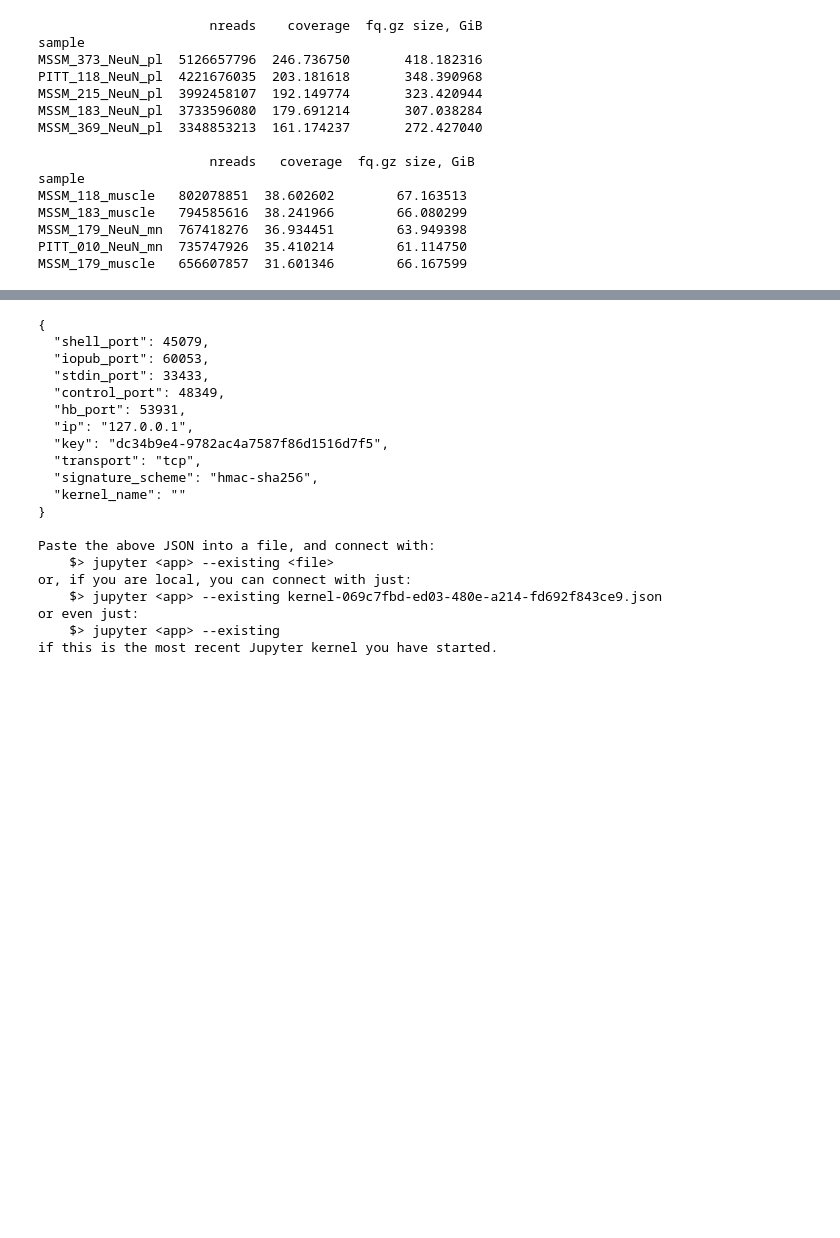
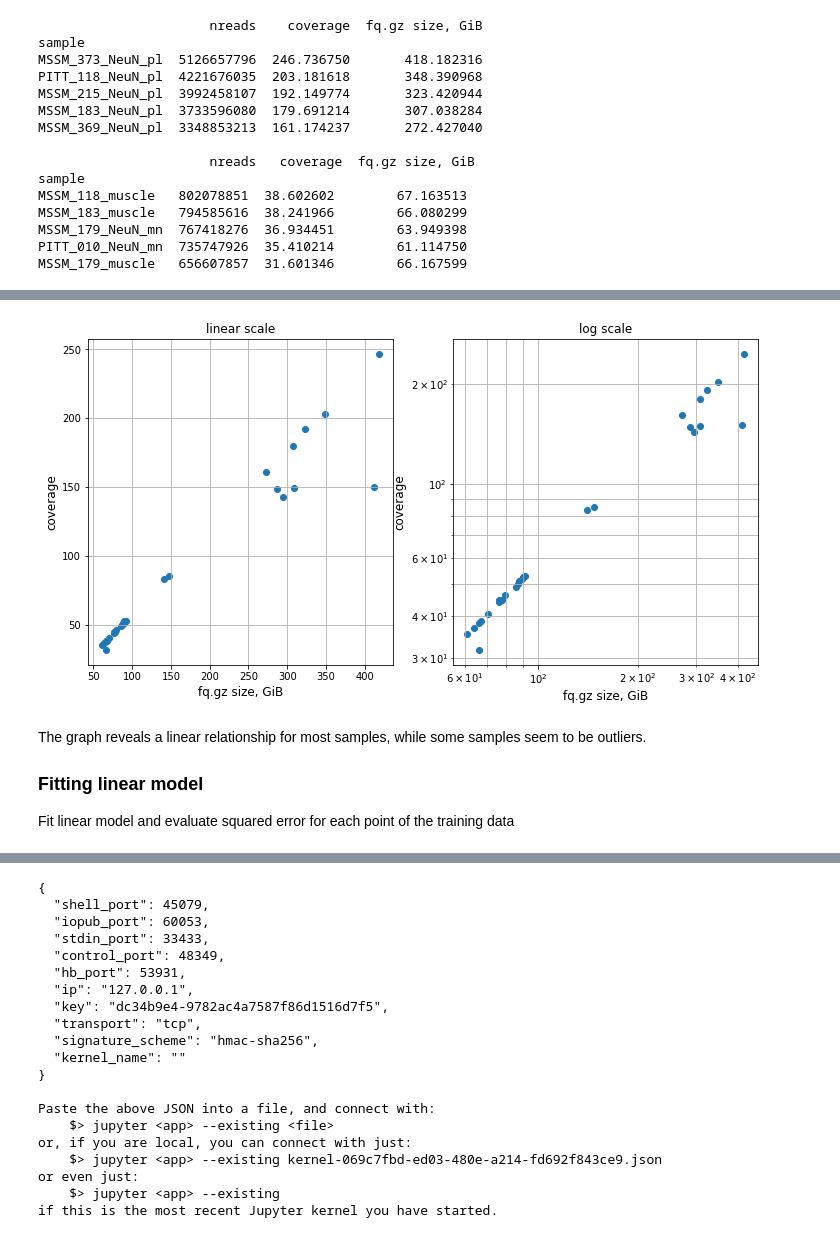
Before and after one commit to attilagk/BSM-research, a Jupyter notebook: notebook/2020-04-29-sample-fastq-sizes/2020-04-29-sample-fastq-sizes.ipynb, the cells around one changed output, grey strips where cells are left out. Drawn from its saved outputs; the diff is of its cells as text; code cells hidden in the pictures; blank space fills up the shorter version.

```diff
--- a/notebook/2020-04-29-sample-fastq-sizes/2020-04-29-sample-fastq-sizes.ipynb
+++ b/notebook/2020-04-29-sample-fastq-sizes/2020-04-29-sample-fastq-sizes.ipynb
@@ -89,0 +93,22 @@ MSSM_179_muscle   656607857  31.601346        66.167599
+# %%
+def myscatter(ax, scale='linear'):
+    ax.scatter(df['fq.gz size, GiB'], df['coverage'])
+    ax.set_xlabel('fq.gz size, GiB', fontsize='large')
+    ax.set_ylabel('coverage', fontsize='large')
+    ax.grid(b=True, which='both')
+    #ax.grid(b=True, which='minor', linestyle=':')
+    plt.xscale(scale)
+    plt.yscale(scale)
+    ax.set_title(scale + ' scale')
+
+fig, ax = plt.subplots(1, 2, figsize=(12, 6))
+myscatter(ax[0], 'linear')
+myscatter(ax[1], 'log')
+# %% [output]
+[figure, added]
+# %% [markdown]
+The graph reveals a linear relationship for most samples, while some samples seem to be outliers.
+
+### Fitting linear model
+
+Fit linear model and evaluate squared error for each point of the training data
```
Also changed, not shown: parts of 7 cells of this notebook, 1 other file.
